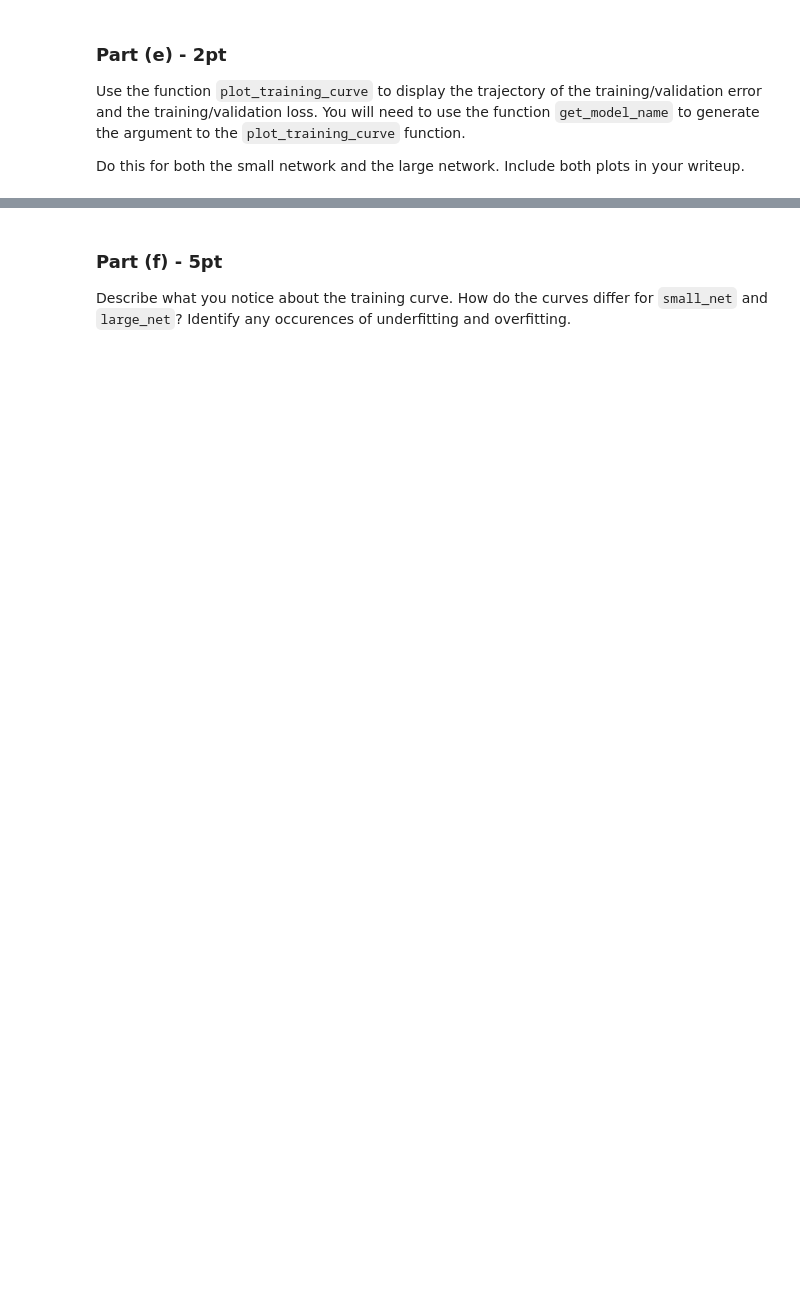
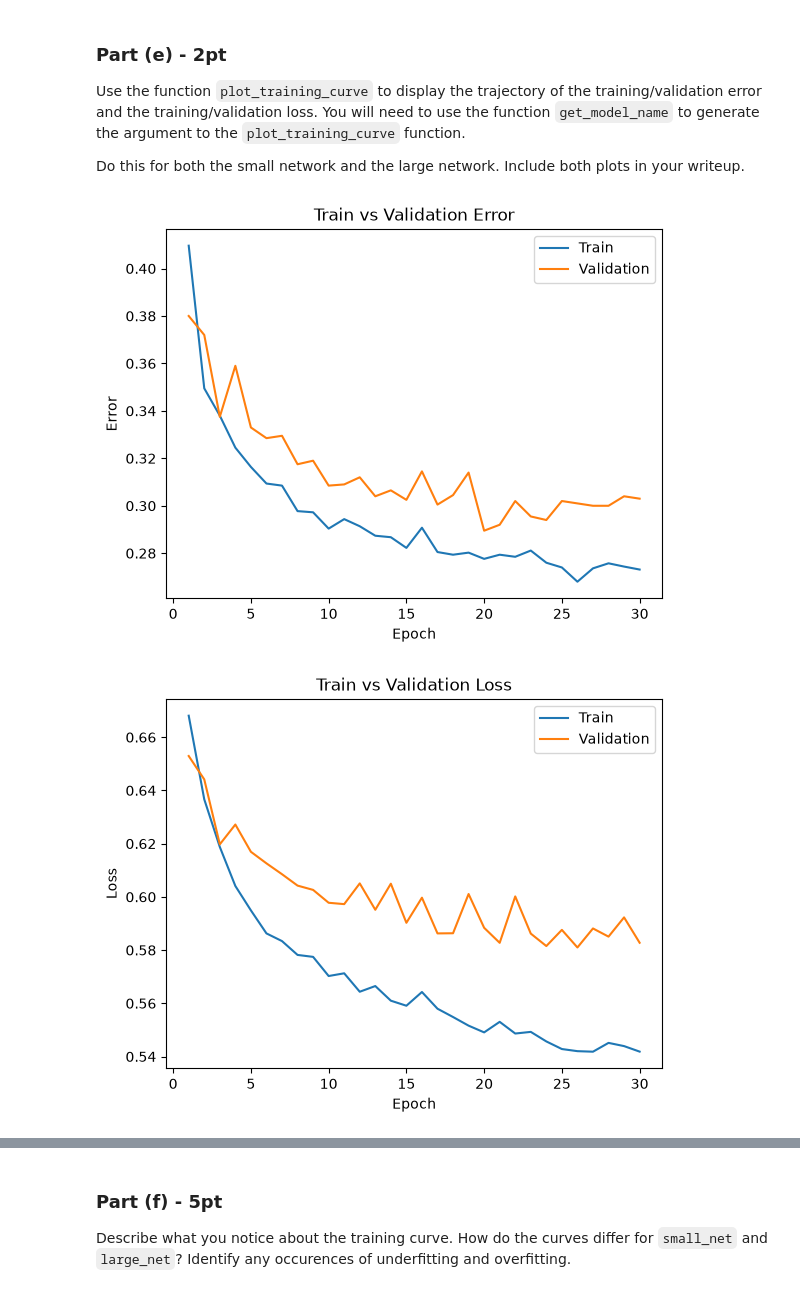
Before and after one commit to Samantha-Hossain/APS360, a Jupyter notebook: Lab 2/Lab2.ipynb, the cells around one changed output, grey strips where cells are left out. Saved outputs shown, nothing was run; the diff lists cells and outputs as text; code cells hidden in the pictures; blank space fills up the shorter version.

```diff
--- a/Lab 2/Lab2.ipynb
+++ b/Lab 2/Lab2.ipynb
@@ -474,3 +566,8 @@ Do this for both the small network and the large network. Include both plots
 in your writeup.
 # %%
 #model_path = get_model_name("small", batch_size=??, learning_rate=??, epoch=29)
+# for small network
+plot_training_curve(get_model_name("small", batch_size=64, learning_rate=0.01, epoch=29))
+# %% [output]
+[figure, added]
+[figure, added]
```
Also changed, not shown: parts of 27 cells of this notebook, 1 other file.
